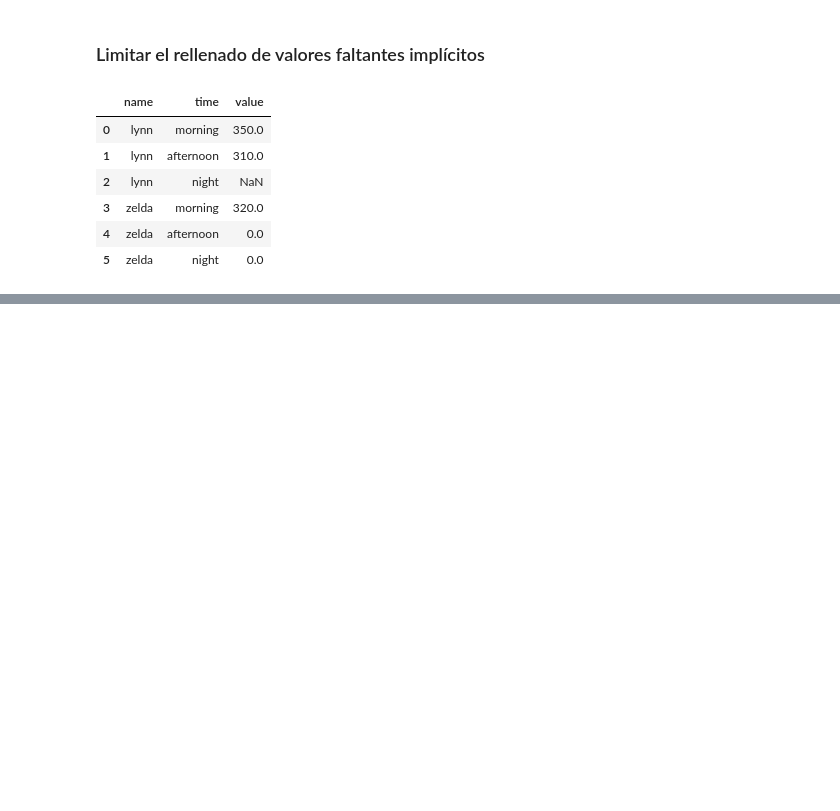
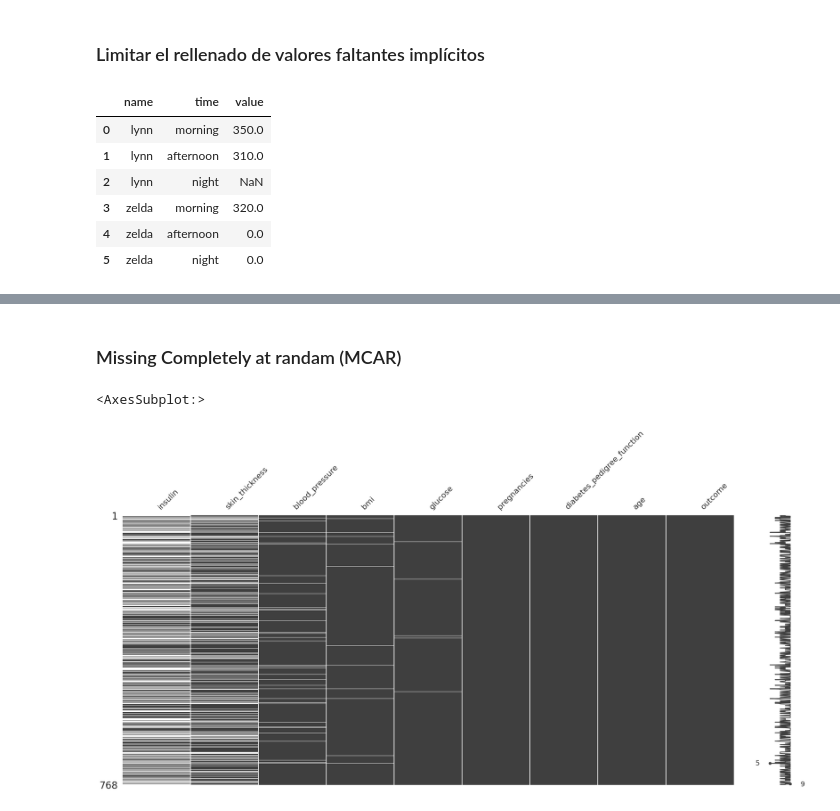
Before and after one commit to ArnolPlazas/manejo_datos_faltantes, a Jupyter notebook: exploration-missing-values.ipynb, the cells around one changed output, grey strips where cells are left out. Saved outputs shown, nothing was run; the diff lists cells and outputs as text; code cells hidden in the pictures; blank space fills up the shorter version.

```diff
--- a/exploration-missing-values.ipynb
+++ b/exploration-missing-values.ipynb
@@ -767,0 +780,11 @@ Las columnas MultiIndex no son complatibles.
+# %% [markdown]
+### Missing Completely at randam (MCAR)
+# %%
+(
+    diabetes_df
+    .missing.sort_variables_by_missingness()
+    .pipe(missingno.matrix)
+)
+# %% [output]
+<AxesSubplot:>
+[figure, added]
```
Also changed, not shown: parts of 8 cells of this notebook, 2 other files.
